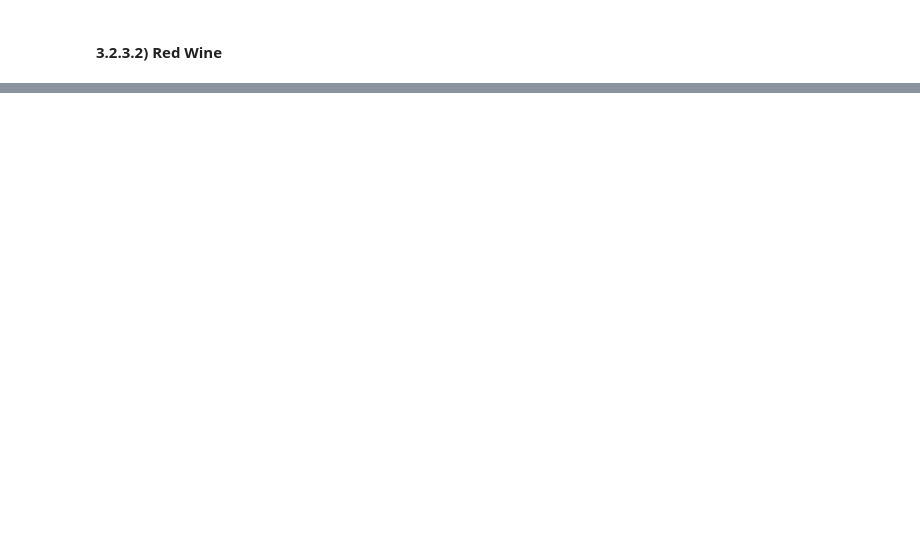
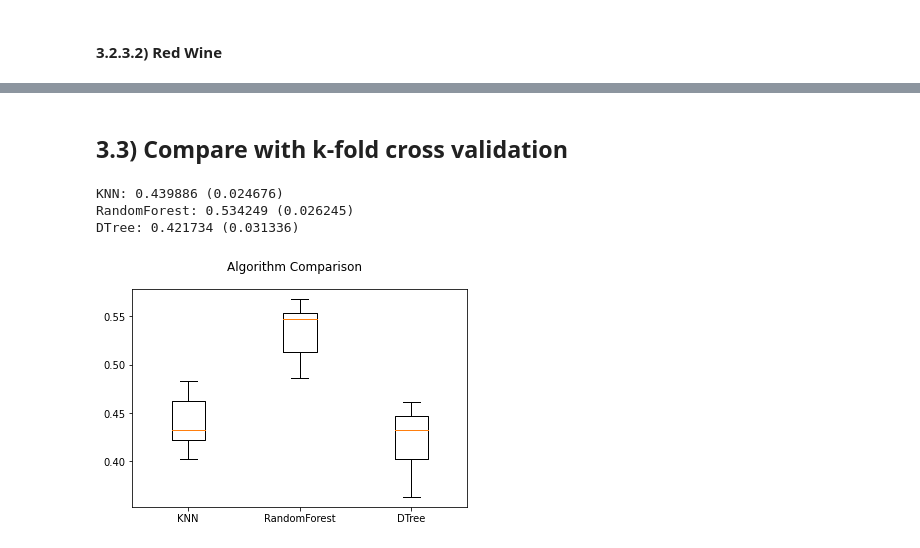
Before and after one commit to diogofbraga/MachineLearningAssignments, a Jupyter notebook: WineQuality/WineQuality-DecisonTree-NaiveBayes-k-NN.ipynb, the cells around one changed output, grey strips where cells are left out. Saved outputs shown, nothing was run; the diff lists cells and outputs as text; code cells hidden in the pictures; blank space fills up the shorter version.

```diff
--- a/WineQuality/WineQuality-DecisonTree-NaiveBayes-k-NN.ipynb
+++ b/WineQuality/WineQuality-DecisonTree-NaiveBayes-k-NN.ipynb
@@ -173,3 +166,11 @@ plt.xlabel('quality')
+# %%
+fig = plt.figure(figsize = (20,5))
+sns.set_style('darkgrid')
+bins = np.arange(dataRed['quality'].min(), dataRed['quality'].max()+1)
+plt.hist(dataRed['quality'], bins=bins, align='left')
+plt.title("Red Wine")
+plt.xticks(bins)
+plt.xlabel('quality')
 # %% [markdown]
 ### Fixed Acidity vs. Quality
 # %% [markdown]
@@ -876,0 +1086,42 @@ hyperparameterOptimization('Decision Tree', param_grid, rankingWhite, yWhite_tes
+# %% [markdown]
+## 3.3) Compare with k-fold cross validation
+# %%
+def kFoldComp(X, y):
+    # prepare configuration for cross validation test harness
+    seed = 7
+    # prepare models
+    models = []
+
+    models.append(('KNN', KNeighborsClassifier(n_neighbors=1)))
+    #models.append(('NBayes', GaussianNB()))
+    models.append(('RandomForest', RandomForestClassifier()))
+    models.append(('DTree', DecisionTreeClassifier()))
+    #models.append(('SVM', SVC()))
+    #models.append(('LRegression', LogisticRegression(max_iter=200)))
+
+    # evaluate each model in turn
+    results = []
+    names = []
+    scoring = 'accuracy'
+    for name, model in models:
+        kfold = model_selection.KFold(n_splits=10)
+        cv_results = model_selection.cross_val_score(model, X, y, cv=kfold, scoring=scoring)
+        results.append(cv_results)
+        names.append(name)
+        msg = "%s: %f (%f)" % (name, cv_results.mean(), cv_results.std())
+        print(msg)
+    # boxplot algorithm comparison
+    fig = plt.figure()
+    fig.suptitle('Algorithm Comparison')
+    ax = fig.add_subplot(111)
+    plt.boxplot(results)
+    ax.set_xticklabels(names)
+    plt.show()
+    return(results, names)
+# %%
+results, names = kFoldComp(X, y)
+# %% [output]
+KNN: 0.439886 (0.024676)
+RandomForest: 0.534249 (0.026245)
+DTree: 0.421734 (0.031336)
+[figure, added]
```
Also changed, not shown: parts of 38 cells of this notebook, 1 other file.
